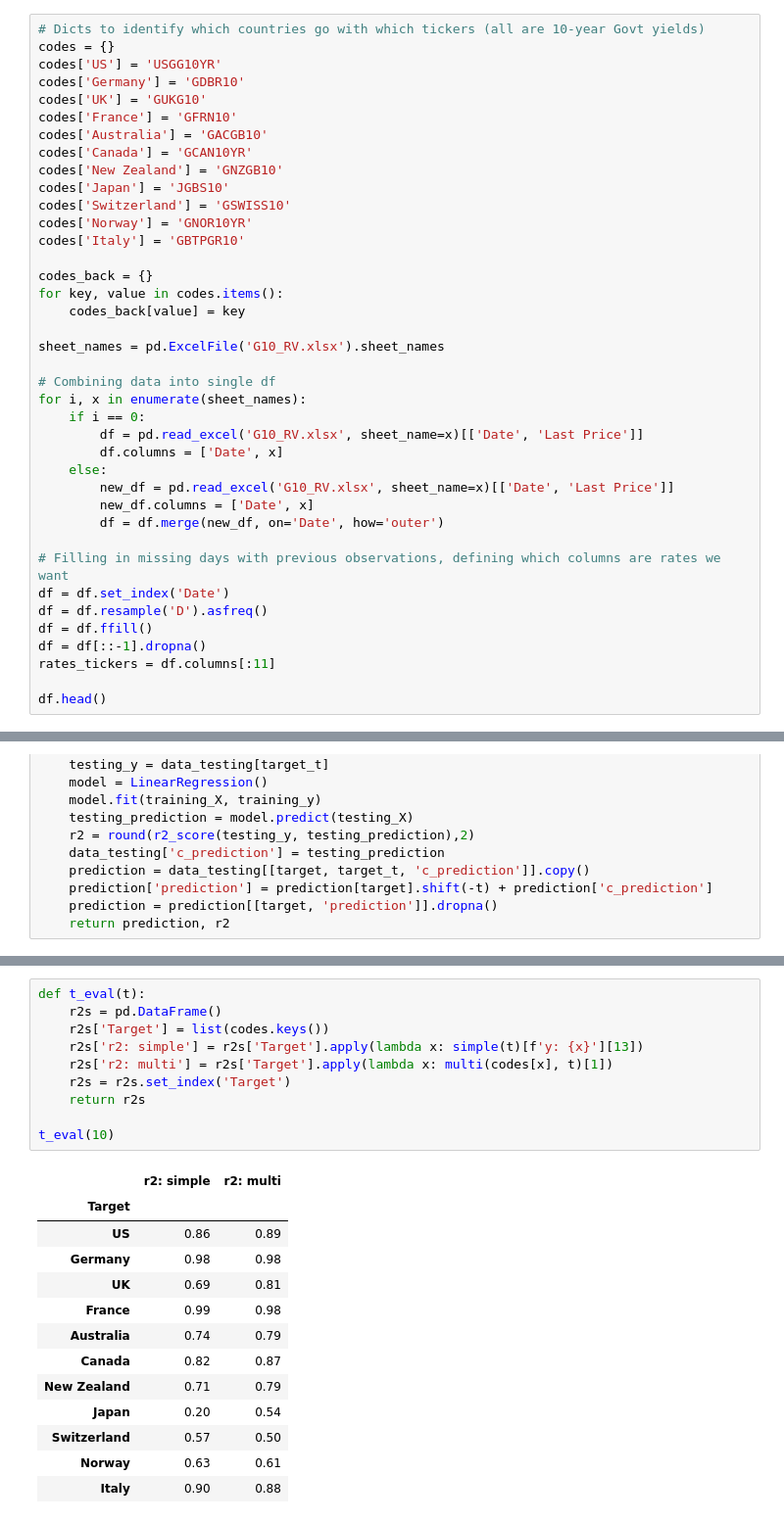
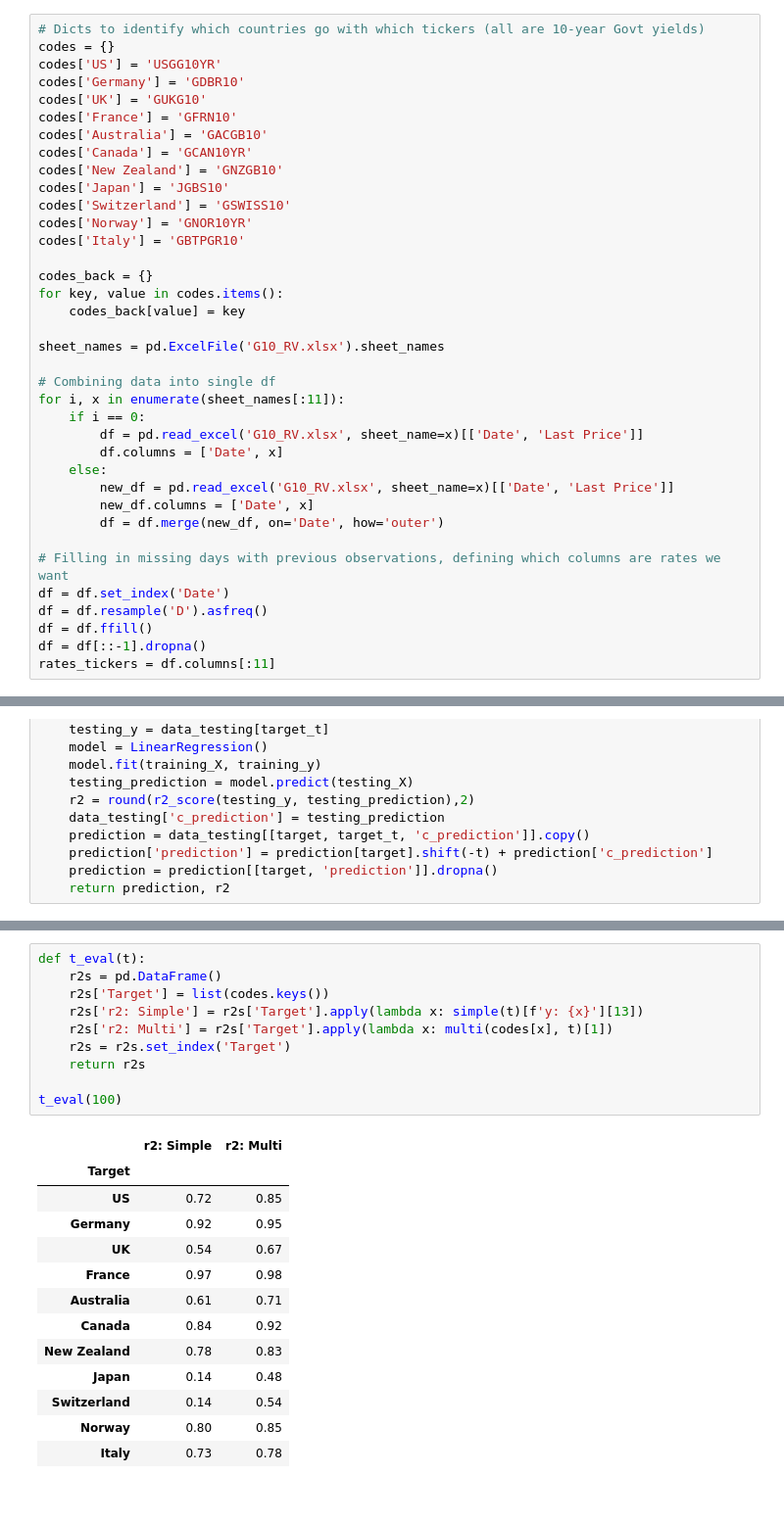
Before and after one commit to danjsabra/G10_RV, a Jupyter notebook: G10_RV.ipynb, the cells around one changed output, grey strips where cells are left out. Shown at 98% size. Drawn from its saved outputs; the diff is of its cells as text.

```diff
--- a/G10_RV.ipynb
+++ b/G10_RV.ipynb
@@ -27,7 +25,7 @@ for key, value in codes.items():
 sheet_names = pd.ExcelFile('G10_RV.xlsx').sheet_names
 
 # Combining data into single df
-for i, x in enumerate(sheet_names):
+for i, x in enumerate(sheet_names[:11]):
     if i == 0:
         df = pd.read_excel('G10_RV.xlsx', sheet_name=x)[['Date', 'Last Price']]
         df.columns = ['Date', x]
@@ -42,5 +40,3 @@ df = df.resample('D').asfreq()
 df = df.ffill()
 df = df[::-1].dropna()
 rates_tickers = df.columns[:11]
-
-df.head()
@@ -145,24 +125,24 @@ def multi(target, t):
 # %%
 def t_eval(t):
     r2s = pd.DataFrame()
     r2s['Target'] = list(codes.keys())
-    r2s['r2: simple'] = r2s['Target'].apply(lambda x: simple(t)[f'y: {x}'][13])
-    r2s['r2: multi'] = r2s['Target'].apply(lambda x: multi(codes[x], t)[1])
+    r2s['r2: Simple'] = r2s['Target'].apply(lambda x: simple(t)[f'y: {x}'][13])
+    r2s['r2: Multi'] = r2s['Target'].apply(lambda x: multi(codes[x], t)[1])
     r2s = r2s.set_index('Target')
     return r2s
 
-t_eval(10)
+t_eval(100)
 # %% [output]
-|  | r2: simple | r2: multi |
+|  | r2: Simple | r2: Multi |
 | Target |  |  |
-| US | 0.86 | 0.89 |
-| Germany | 0.98 | 0.98 |
-| UK | 0.69 | 0.81 |
-| France | 0.99 | 0.98 |
-| Australia | 0.74 | 0.79 |
-| Canada | 0.82 | 0.87 |
-| New Zealand | 0.71 | 0.79 |
-| Japan | 0.20 | 0.54 |
-| Switzerland | 0.57 | 0.50 |
-| Norway | 0.63 | 0.61 |
-| Italy | 0.90 | 0.88 |
+| US | 0.72 | 0.85 |
+| Germany | 0.92 | 0.95 |
+| UK | 0.54 | 0.67 |
+| France | 0.97 | 0.98 |
+| Australia | 0.61 | 0.71 |
+| Canada | 0.84 | 0.92 |
+| New Zealand | 0.78 | 0.83 |
+| Japan | 0.14 | 0.48 |
+| Switzerland | 0.14 | 0.54 |
+| Norway | 0.80 | 0.85 |
+| Italy | 0.73 | 0.78 |
```
Also changed, not shown: parts of 16 cells of this notebook, 1 other file.
